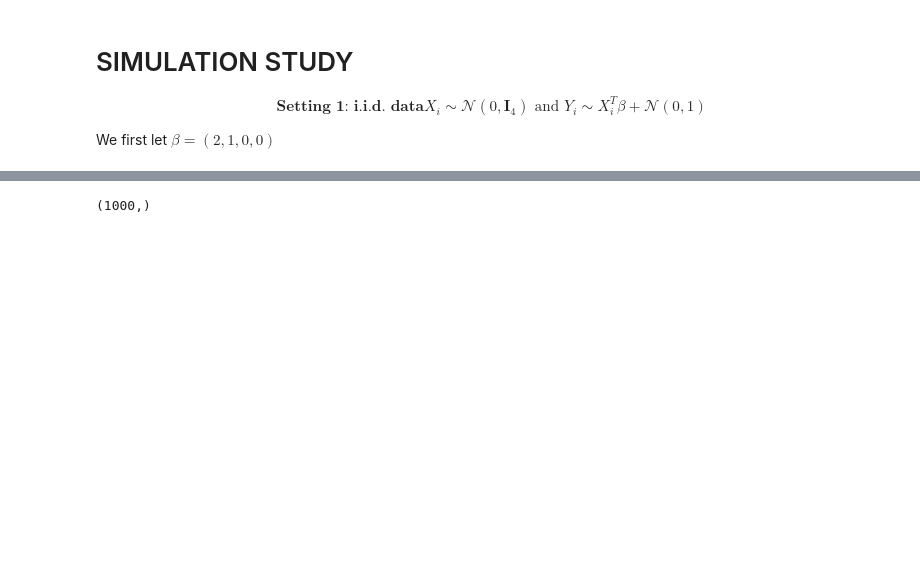
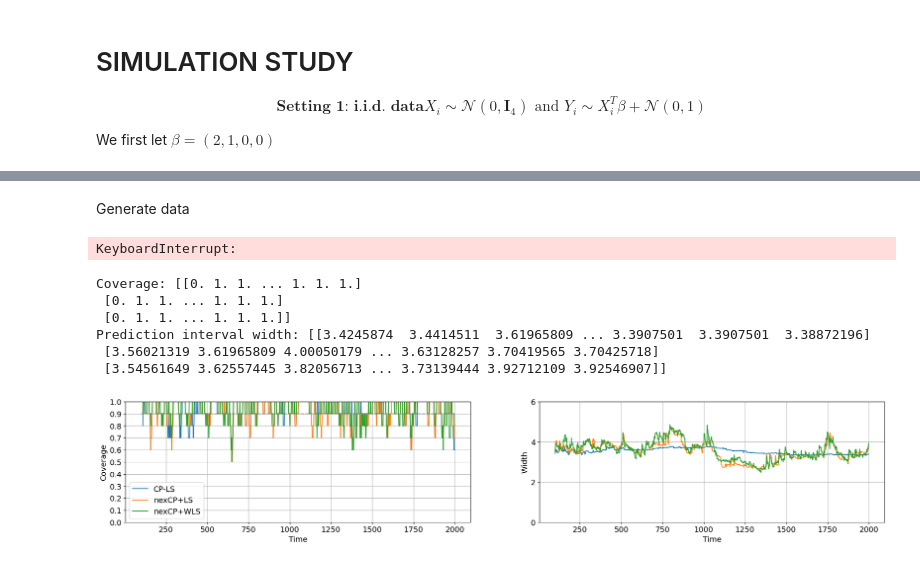
Before and after one commit to igorpradhan/RLRW-NonExchangeable-Conformal-Prediction, a Jupyter notebook: Replication/replication_barber_et_al.ipynb, the cells around one changed output, grey strips where cells are left out. Cells and saved outputs as stored; diff of their text form; code cells hidden in the pictures; blank space fills up the shorter version.

```diff
--- a/Replication/replication_barber_et_al.ipynb
+++ b/Replication/replication_barber_et_al.ipynb
@@ -119,4 +104,2 @@ IndexError: index 5 is out of bounds for axis 1 with size 4
-# %%
-Y.shape
-# %% [output]
-(1000,)
+# %% [markdown]
+Generate data
@@ -122,0 +119,58 @@ Y.shape
+# %%
+PI_split_CP = __start__pred__(X, Y, alpha, rho, train_lag, rho_ls, ntrial, N)
+# %% [output]
+KeyboardInterrupt:
+# %%
+coverage = np.zeros((len(methods), N - train_lag))
+pi_width = np.zeros((len(methods), N - train_lag))
+
+# Compute coverage for each time step and trial
+for method_idx, method in enumerate(methods):
+    lower_bound = PI_split_CP[method_idx, :, train_lag:, 0]
+    upper_bound = PI_split_CP[method_idx, :, train_lag:, 1]
+
+    # Coverage is averaged over ntrials
+    coverage[method_idx] = np.mean((lower_bound <= Y[train_lag:]) & (upper_bound >= Y[train_lag:]), axis=0)
+    pi_width[method_idx] = np.mean(upper_bound - lower_bound, axis=0)
+# %% [output]
+Coverage: [[0. 1. 1. ... 1. 1. 1.]
+ [0. 1. 1. ... 1. 1. 1.]
+ [0. 1. 1. ... 1. 1. 1.]]
+Prediction interval width: [[3.4245874  3.4414511  3.61965809 ... 3.3907501  3.3907501  3.38872196]
+ [3.56021319 3.61965809 4.00050179 ... 3.63128257 3.70419565 3.70425718]
+ [3.54561649 3.62557445 3.82056713 ... 3.73139444 3.92712109 3.92546907]]
+# %%
+plt.rcParams.update({'font.size': 14})
+
+window = 10 # will display a rolling average
+
+def rolling_avg(x,window):
+    return np.convolve(x, np.ones(window)/window)[(window-1):-window]
+
+fig, ax = plt.subplots(nrows=1, ncols=2, figsize=(25,4))
+
+for method_idx, method in enumerate(methods):
+    ax[0].plot(np.arange(train_lag+window,N), rolling_avg(coverage[method_idx], window))
+    ax[1].plot(np.arange(train_lag, N), pi_width[method_idx])
+
+ax[0].hlines(1-alpha, xmin=train_lag, xmax=N, linestyles='--', colors='gray')
+ax[0].legend(['CP-LS','nexCP+LS','nexCP+WLS'])
+
+ax[0].set_ylabel('Coverage')
+ax[0].set_ylim([0, 1])
+ax[0].set_yticks([0, 0.1, 0.2, 0.3, 0.4, 0.5, 0.6, 0.7, 0.8, 0.9, 1])
+ax[0].set_xlabel('Time')
+ax[0].grid(True)
+
+ax[1].set_ylabel('Width')
+ymax = np.max([
+    pi_width[method_idx].max() for method_idx in range(len(methods))
+]) * 1.1
+ax[1].set_ylim([0, ymax])
+ax[1].set_yticks([0, 2, 4, 6])
+ax[1].set_xlabel('Time')
+ax[1].grid(True)
+
+plt.show()
+# %% [output]
+[figure, added]
```
Also changed, not shown: parts of 5 cells of this notebook.
